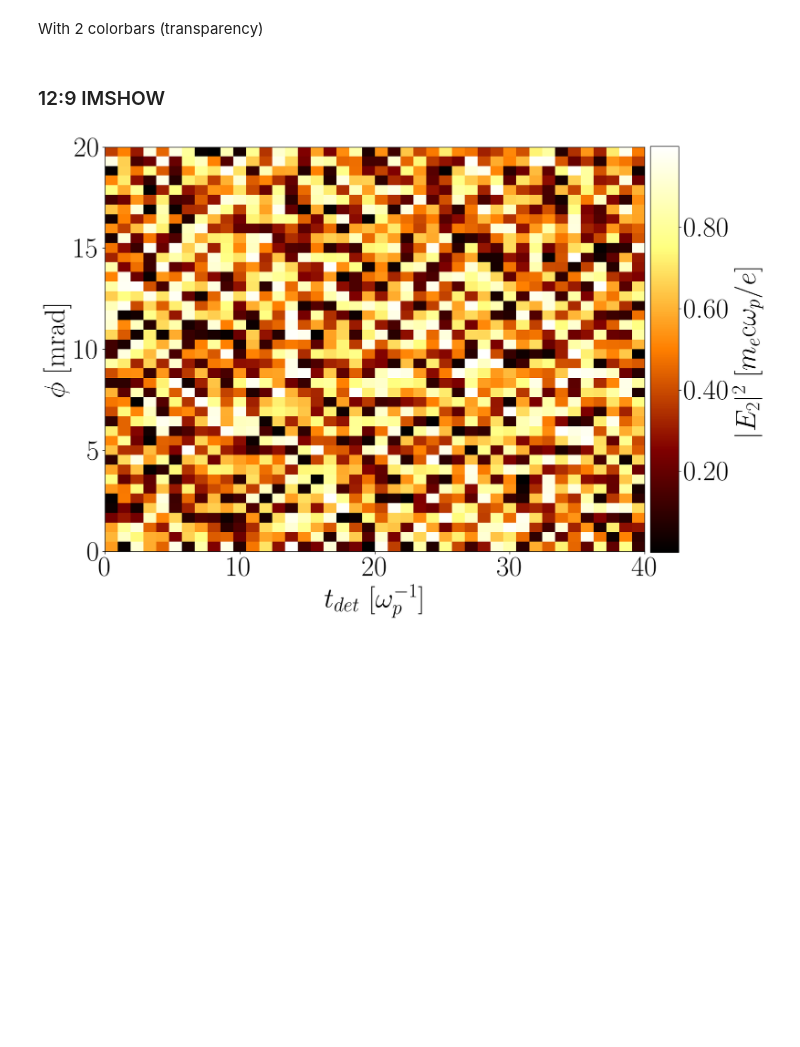
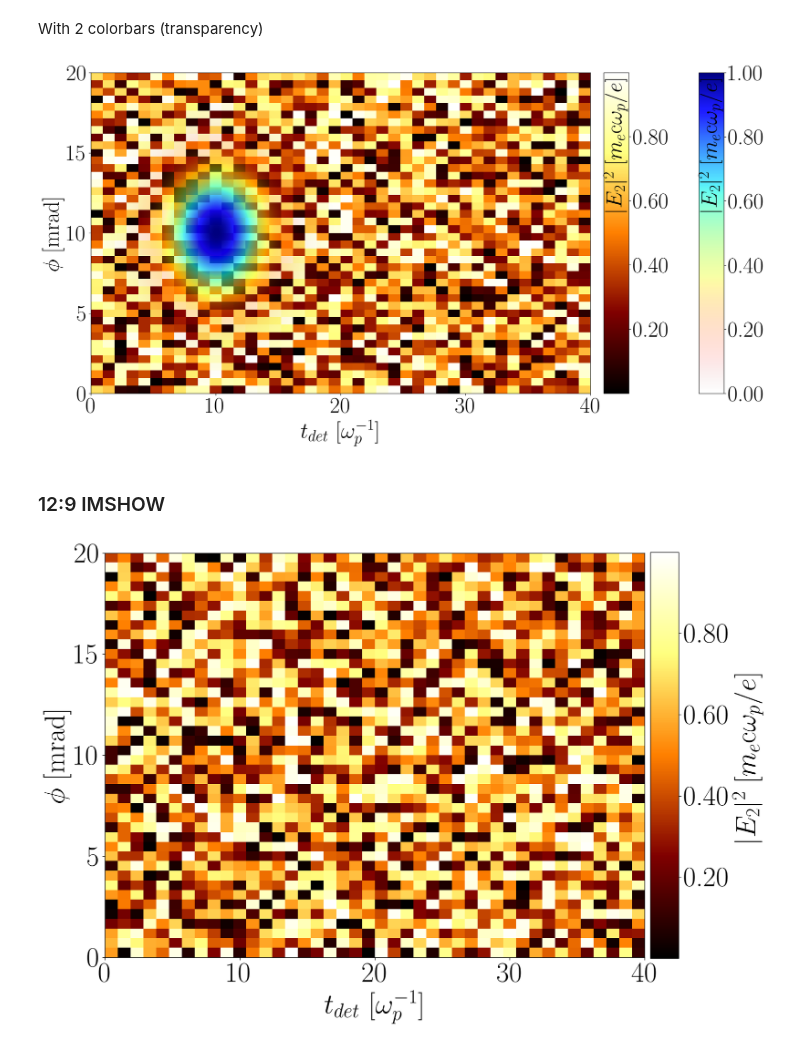
Before and after one commit to pardallio/plots, a Jupyter notebook: Static.ipynb, the cells around one changed output. Saved outputs shown, nothing was run; the diff lists cells and outputs as text; code cells hidden in the pictures; blank space fills up the shorter version.

```diff
--- a/Static.ipynb
+++ b/Static.ipynb
@@ -146,7 +155,7 @@ from matplotlib.colors import LogNorm
 import matplotlib.gridspec as gridspec # GRIDSPEC !
 from matplotlib.ticker import FormatStrFormatter
 
-ratio=16/9
+ratio=14/9
 
 plt.style.use('default')
 mpl.rcParams['text.usetex'] = True
@@ -190,33 +199,35 @@ cbar.ax.yaxis.set_major_formatter(FormatStrFormatter('%.2f'))
 
 def func3(x, y):
     return  np.exp(-((x-10)**2 + (y-10)**2)/16)
 
 
 x = np.arange(0.0, 40.0, 0.1)
 y = np.arange(0.0, 20.0, 0.1)
 X, Y = np.meshgrid(x, y)
 Z2 = func3(X, Y)
 
 im2 = ax.imshow(Z2, cmap=jet_r_t,  interpolation='bilinear', origin="lower",   extent=extent)
 
 color_axis2  = plt.subplot(gs[0,3]) # place it where it should be.
 
 cbar=plt.colorbar(im2,cax=color_axis2)
 cbar.set_label(r"$|E_2|^2 \;[m_e\text{c}\omega_p/e]$",labelpad=-112,y=0.78,va="top")
 cbar.ax.yaxis.set_major_formatter(FormatStrFormatter('%.2f'))
 
 
 
 ax.set_xlabel(r"$t_{det}~[\omega_p^{-1}]$")
 ax.set_ylabel(r"$\phi\;$[mrad]")
 xlen=ax.get_xlim()[1]-ax.get_xlim()[0]
 ylen=ax.get_ylim()[1]-ax.get_ylim()[0]
 ax.set_aspect(xlen/ylen/ratio)
 #ax.yaxis.set_major_formatter(FormatStrFormatter('%.1f'))
 
 
 
 plt.savefig("test5.pdf",facecolor=(0.0, 0.0, 0.0, 0.0),bbox_inches="tight")
+# %% [output]
+[figure, added]
 # %% [markdown]
 ### 12:9 IMSHOW
 # %%
```
Also changed, not shown: parts of 3 cells of this notebook.
